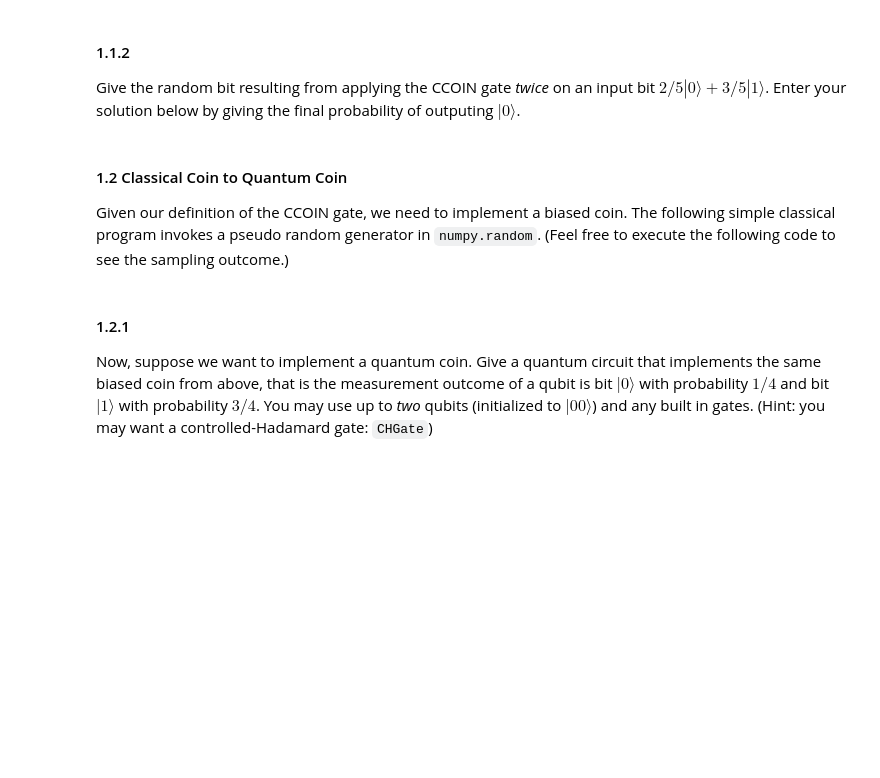
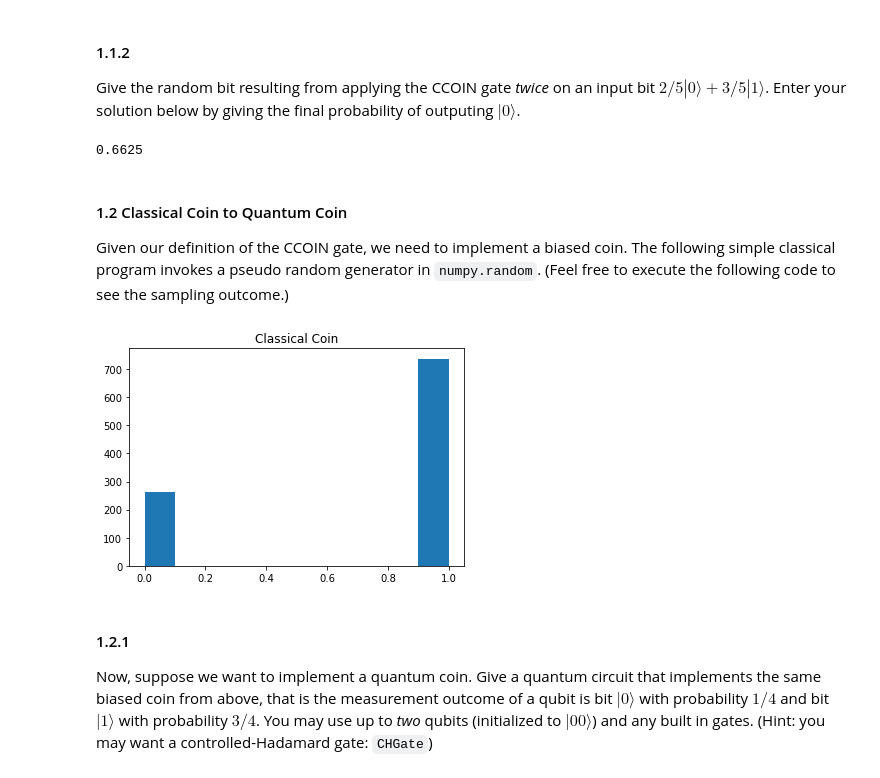
Before and after one commit to caitaozhan/testing, a Jupyter notebook: quantum/uchicago-lab/lab1.ipynb, the cells around one changed output. Cells and saved outputs as stored; diff of their text form; code cells hidden in the pictures; blank space fills up the shorter version.

```diff
--- a/quantum/uchicago-lab/lab1.ipynb
+++ b/quantum/uchicago-lab/lab1.ipynb
@@ -33,10 +35,11 @@ assert 0 <= prob_output_0 <= 1, 'The probability should be between 0 and 1'
 #### 1.1.2
 Give the random bit resulting from applying the CCOIN gate *twice* on an input bit $2/5|0\rangle+3/5|1\rangle$. Enter your solution below by giving the final probability of outputing $|0\rangle$.
 # %%
-prob_twice_0 = ...
-# YOUR CODE HERE
+prob_twice_0 = 53/80
 
 print(prob_twice_0)
+# %% [output]
+0.6625
 # %%
 # Do not delete this cell
 # Pass all the below test(s) and the hidden tests for full credit
@@ -47,16 +50,17 @@ Given our definition of the CCOIN gate, we need to implement a biased coin. The
 # %%
 import numpy as np
 import matplotlib.pyplot as plt
 %matplotlib inline
 
 def coin_classical():
     return np.random.choice([0,1], p=[1./4, 3./4])
 
 counts_classical = [coin_classical() for _ in range(1000)]
-plt.hist(counts_classical, 10,
-         histtype='bar')
+plt.hist(counts_classical, 10, histtype='bar')
 plt.title('Classical Coin')
 plt.show()
+# %% [output]
+[figure, added]
 # %% [markdown]
 #### 1.2.1
 Now, suppose we want to implement a quantum coin. Give a quantum circuit that implements the same biased coin from above, that is the measurement outcome of a qubit is bit $|0\rangle$ with probability $1/4$ and bit $|1\rangle$ with probability $3/4$. You may use up to *two* qubits (initialized to $|00\rangle$) and any built in gates. (Hint: you may want a controlled-Hadamard gate: `CHGate`)
```
Also changed, not shown: parts of 3 cells of this notebook.
